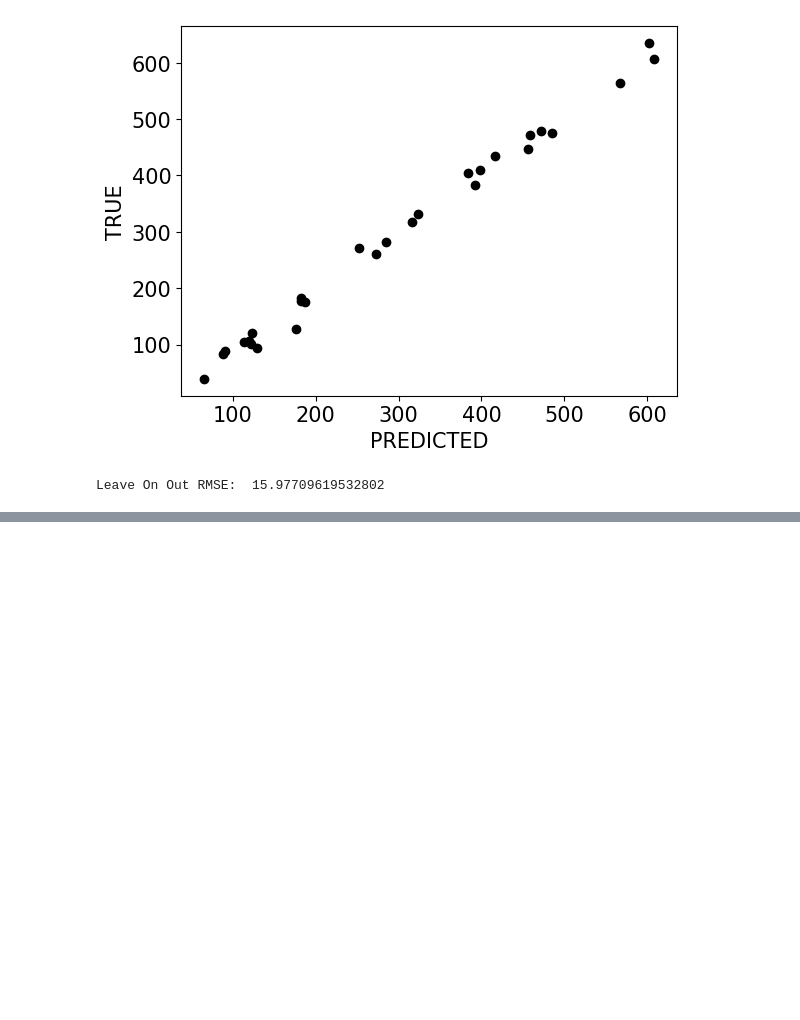
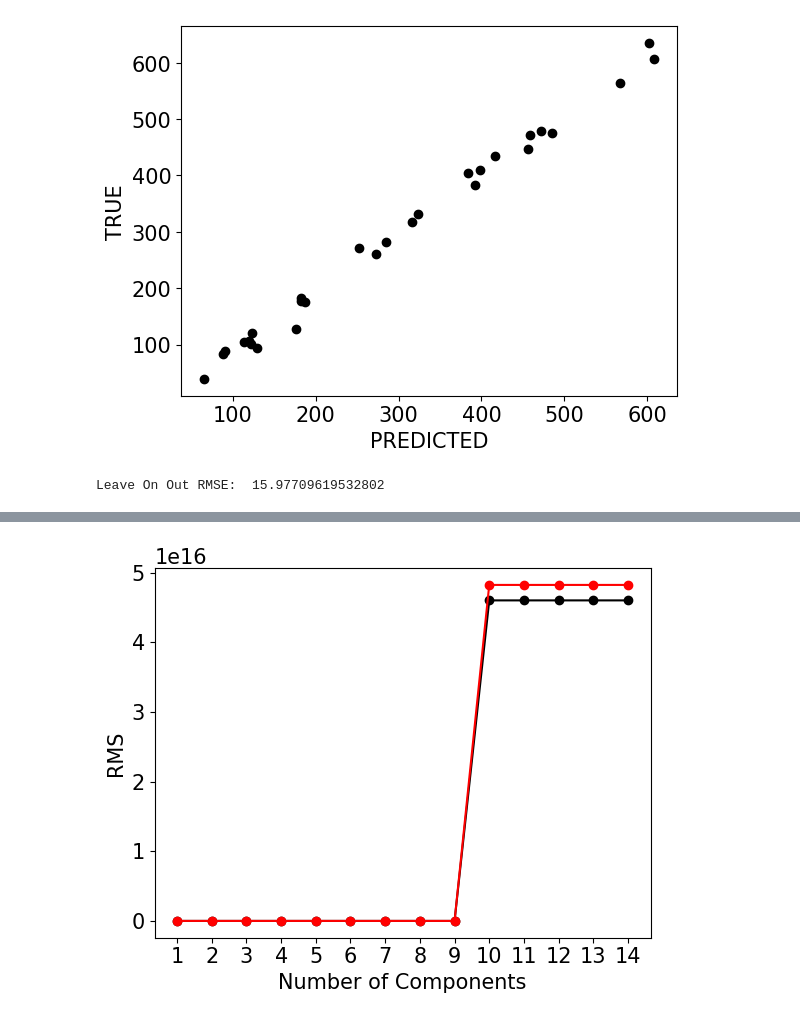
Before and after one commit to lstorchi/model_reaction_data, a Jupyter notebook: pbehffocus.ipynb, the cells around one changed output, grey strips where cells are left out. Saved outputs shown, nothing was run; the diff lists cells and outputs as text; code cells hidden in the pictures; blank space fills up the shorter version.

```diff
--- a/pbehffocus.ipynb
+++ b/pbehffocus.ipynb
@@ -792,0 +795,87 @@ Leave On Out RMSE:  15.97709619532802
+# %%
+import models
+%reload_ext models
+
+hf_diff_descriptors = []
+
+# here I can remove HF_Nuclear_Repulsion but I will keep it to be general
+hfenergylist = ["HF_Nuclear_Repulsion", \
+          "HF_One_Electron_Energy", \
+          "HF_Two_Electron_Energy", \
+          "HF_Potential_Energy", \
+          "HF_Kinetic_Energy", \
+          "HF_Dispersion_correction", \
+          "HF_FINAL_SINGLE_POINT_ENERGY"]
+
+hfnonenergylist = ["HF_Total_Charge", \
+            "HF_Multiplicity", \
+            "HF_Number_of_Electrons"]
+
+for mi, molname in enumerate(molnames):
+    diff_desc = {}
+    for desc in hfenergylist:
+        y = moldescriptors[mi][desc]
+        si = 1
+        comp = 0.0
+        for ci, chem in enumerate(chemical_reacts[mi]):
+            stecchio = stechio_ceofs[mi][si]
+            comp += stecchio*chemicals_descriptors[chem][desc]
+            si += 1
+
+        diff_desc[desc] = comp-y
+
+    for desc in hfnonenergylist:
+        diff_desc[desc] = moldescriptors[mi][desc]
+
+    hf_diff_descriptors.append(diff_desc)
+
+# build features matrix and labels
+moldescriptors_featues = []
+Y = []
+features_names = []
+
+for idx, molname in enumerate(molnames):
+    val = []
+    for k,v in hf_diff_descriptors[idx].items():
+        if idx == 0:
+            features_names.append(k)
+        val.append(v)
+    moldescriptors_featues.append(val)
+    Y.append(labels[idx])
+
+Y = np.array(Y)
+moldescriptors_featues = np.array(moldescriptors_featues)
+#print(features_names)
+
+# build correlation matrix for the descriptors
+df = pd.DataFrame(moldescriptors_featues, columns=features_names)
+
+top_corr = get_top_correlations_blog(df, 0.8)
+for tc in top_corr:
+    print(tc)
+
+print("")
+print("Number of labels               :", len(labels))
+print("Number of names                :", len(molnames))
+print("Number of differences          :", len(diffs_toothermethods))
+print("Number of chemicals            :", len(chemical_reacts))
+print("Number of stechio ceofs        :", len(stechio_ceofs))
+print("Number of moldescriptors       :", len(moldescriptors))
+print("Number of pbe_diff_descriptors :", len(hf_diff_descriptors))
+
+# search fo the best number od components and build final model
+perc_split = 0.2
+ncomps, rmses_test, rmses_train, r2s_test, r2s_train = \
+    models.pls_model (0.2, moldescriptors_featues, Y)
+
+r2max_comps = np.argmax(r2s_test)+1
+rmsemin_comps = np.argmin(rmses_test)+1
+print("Max R2 Test set: ", np.max(r2s_test), " N. Comps: ", r2max_comps)
+print("Min RMSE Test set: ", np.min(rmses_test), " N. Comps: ", rmsemin_comps)
+
+compstouse = min(rmsemin_comps, r2max_comps)
+models.pls_model (0.2, moldescriptors_featues, Y, False, compstouse)
+
+perc_split = 0.0
+models.pls_model (perc_split, moldescriptors_featues, Y, False, compstouse, leaveoneout=True)
+# %% [output]
@@ -792,0 +897 @@ Leave On Out RMSE:  15.97709619532802
+[figure, added]
```
Also changed, not shown: parts of 6 cells of this notebook.
